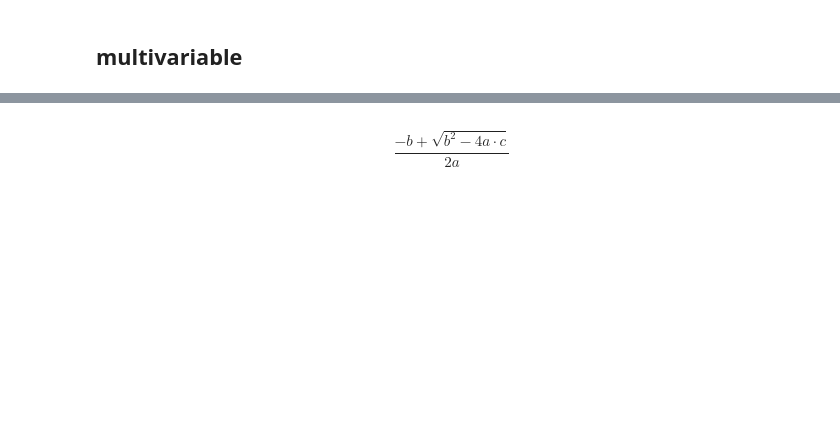
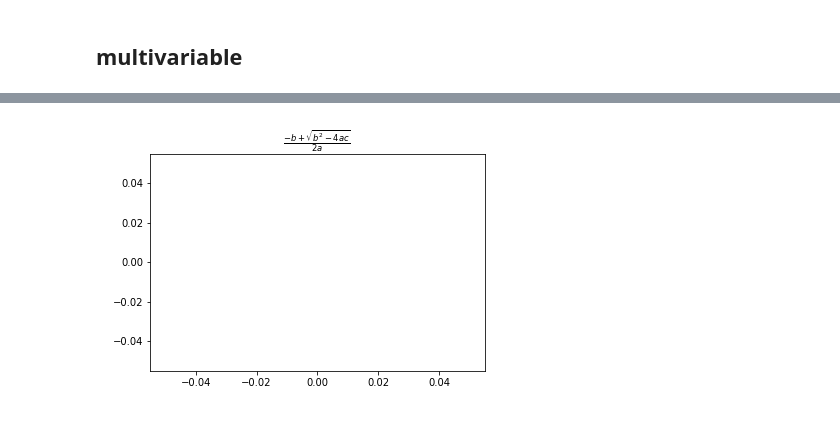
Before and after one commit to goulu/Goulib, a Jupyter notebook: notebooks/expr.ipynb, the cells around one changed output, grey strips where cells are left out. Drawn from its saved outputs; the diff is of its cells as text; code cells hidden in the pictures; blank space fills up the shorter version.

```diff
--- a/notebooks/expr.ipynb
+++ b/notebooks/expr.ipynb
@@ -97,4 +106,4 @@ $$\frac{- b+\sqrt {b^2-4a \cdot c}}{2a}$$
 # %%
-latex(e(a=1)) # substitution doesn't work yet ...
+e(a=1) # substitution doesn't work yet ...
 # %% [output]
-$$\frac{- b+\sqrt {b^2-4a \cdot c}}{2a}$$
+[figure, added]
```
Also changed, not shown: parts of 10 cells of this notebook, 2 other files.
